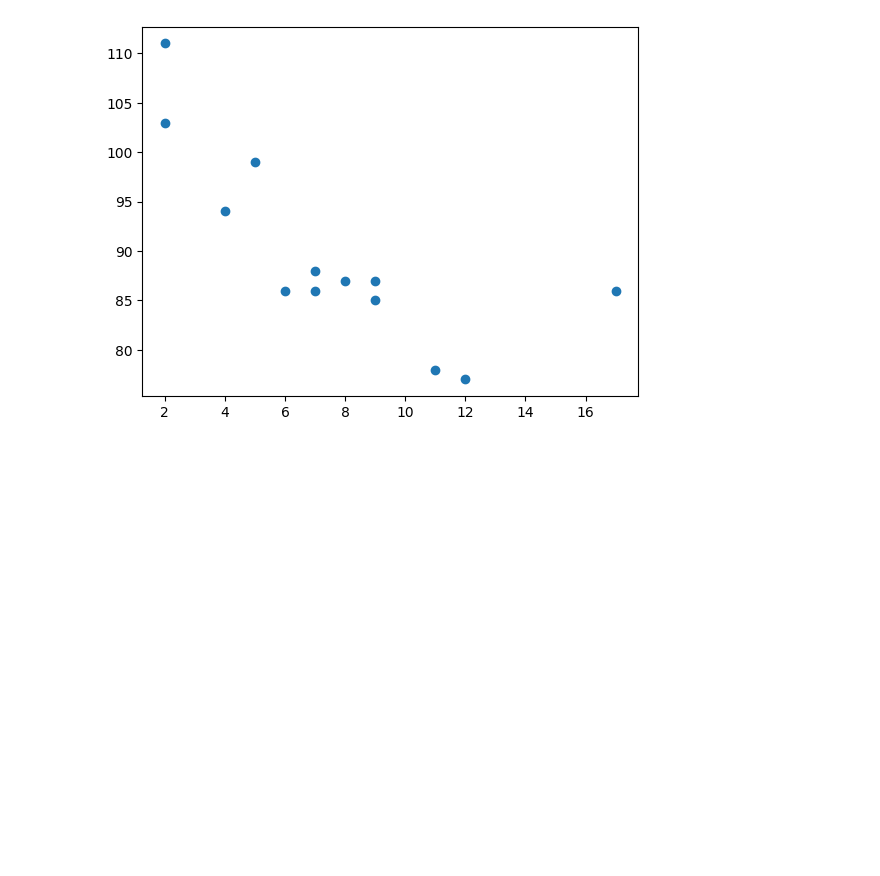
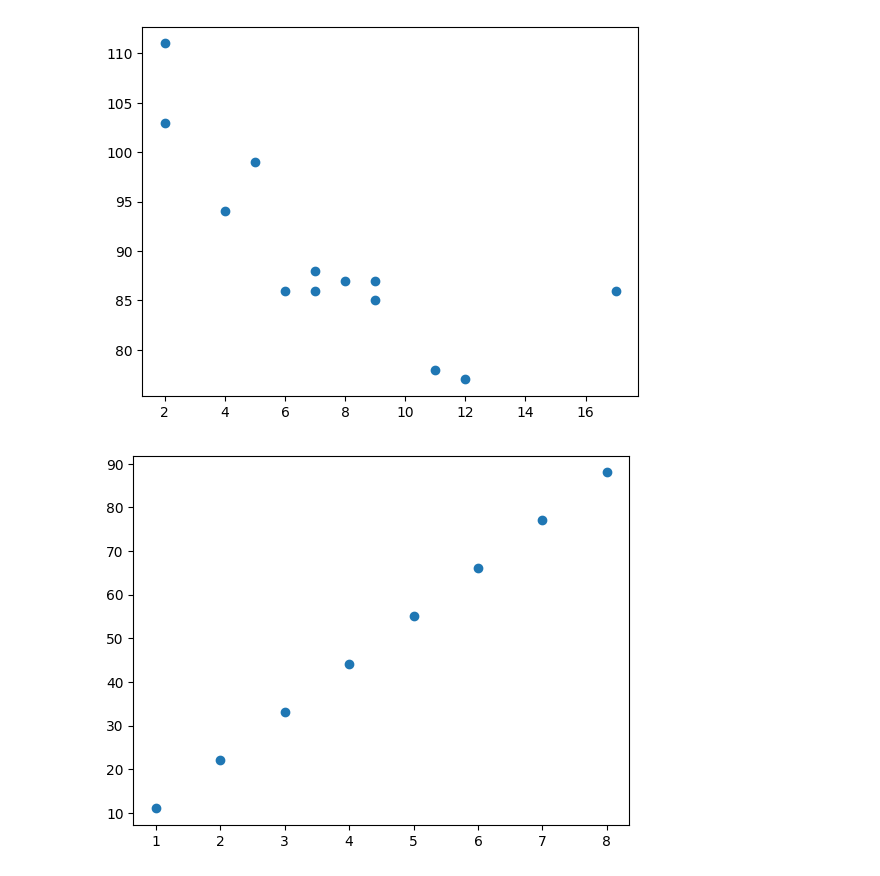
Before and after one commit to wahidali4321/Python-For-Machine-learning-, a Jupyter notebook: Python For machine learning.ipynb, the cells around one changed output. Drawn from its saved outputs; the diff is of its cells as text; code cells hidden in the pictures; blank space fills up the shorter version.

Commit message:
scatter

```diff
--- a/Python For machine learning.ipynb
+++ b/Python For machine learning.ipynb
@@ -999,3 +999,10 @@ plt.scatter(x, y)
 plt.show()
 # %% [output]
 [figure]
+# %%
+x = [1,2,3,4,5,6,7,8]
+y = [11,22,33,44,55,66,77,88]
+plt.scatter(x , y)
+plt.show()
+# %% [output]
+[figure, added]
```
